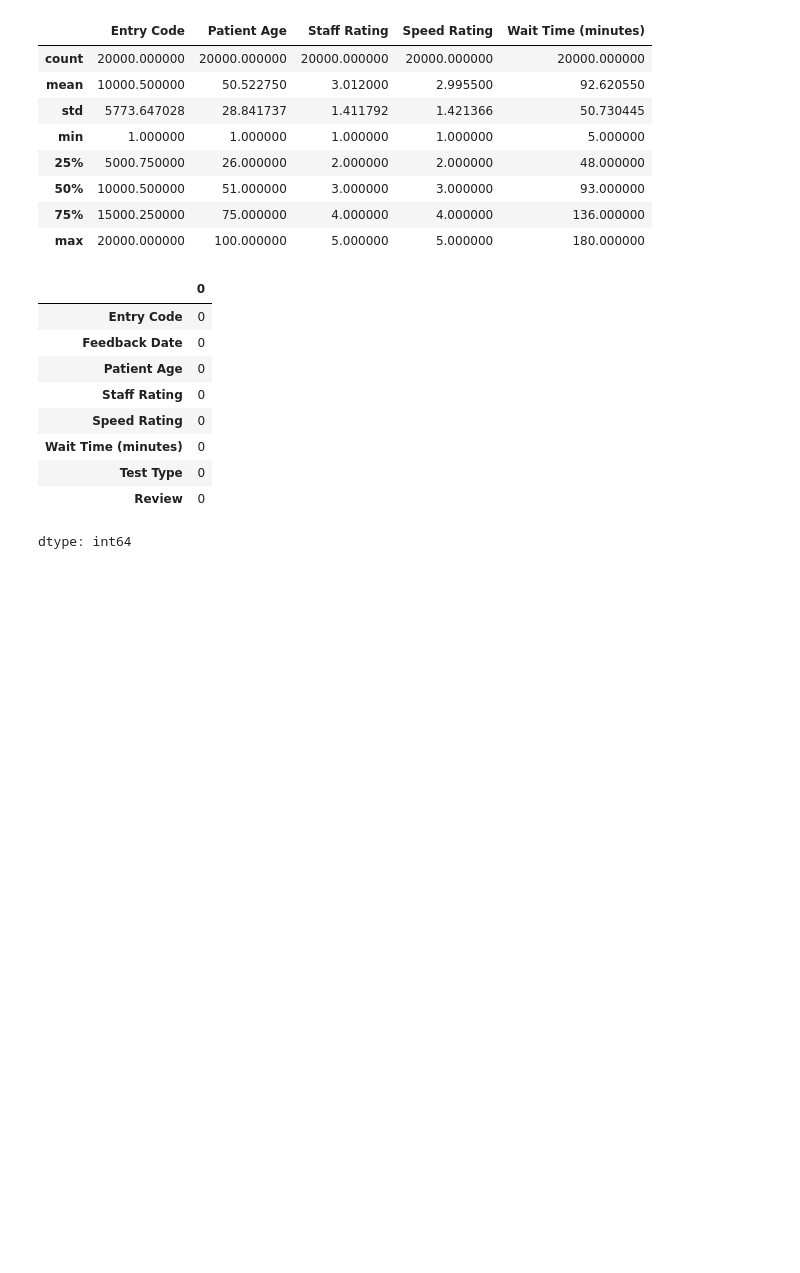
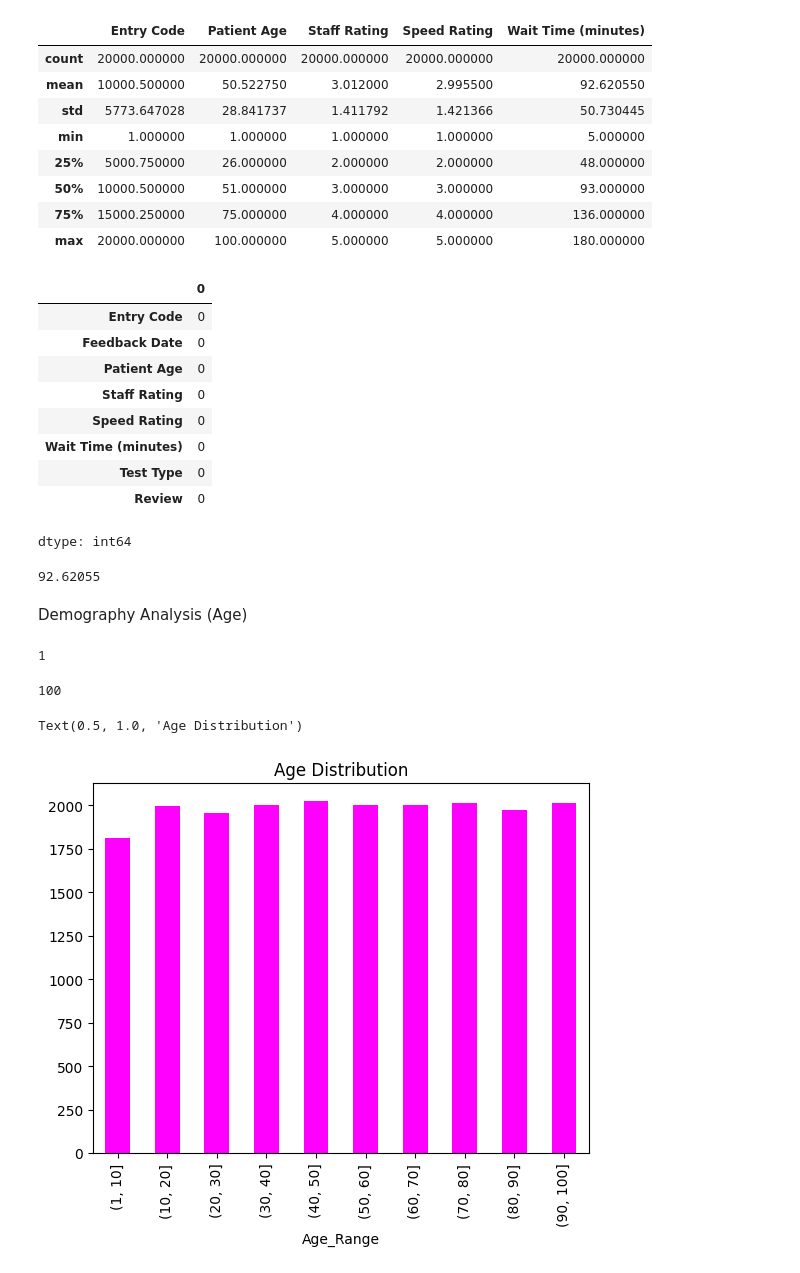
Before and after one commit to priscillasp/Healthcare_Reviews_DA, a Jupyter notebook: Healthcare_DA.ipynb, the cells around one changed output. Saved outputs shown, nothing was run; the diff lists cells and outputs as text; code cells hidden in the pictures; blank space fills up the shorter version.

```diff
--- a/Healthcare_DA.ipynb
+++ b/Healthcare_DA.ipynb
@@ -44,3 +48,29 @@ df.isnull().sum()
 | Test Type | 0 |
 | Review | 0 |
 dtype: int64
+# %%
+average_total_time_in_hours = df['Wait Time (minutes)'].mean()
+average_total_time_in_hours
+# %% [output]
+92.62055
+# %% [markdown]
+Demography Analysis (Age)
+# %%
+df["Patient Age"].min()
+# %% [output]
+1
+# %%
+df["Patient Age"].max()
+# %% [output]
+100
+# %%
+age_bins = [1,10,20,30,40,50,60,70,80,90,100]
+df['Age_Range'] = pd.cut(df['Patient Age'],bins=age_bins)
+# %%
+#Plot the age distribution by Age bins
+age_distribution = df['Age_Range'].value_counts().sort_index()
+age_distribution.plot(kind='bar',color='fuchsia')
+plt.title('Age Distribution')
+# %% [output]
+Text(0.5, 1.0, 'Age Distribution')
+[figure, added]
```
Also changed, not shown: parts of 33 cells of this notebook.
